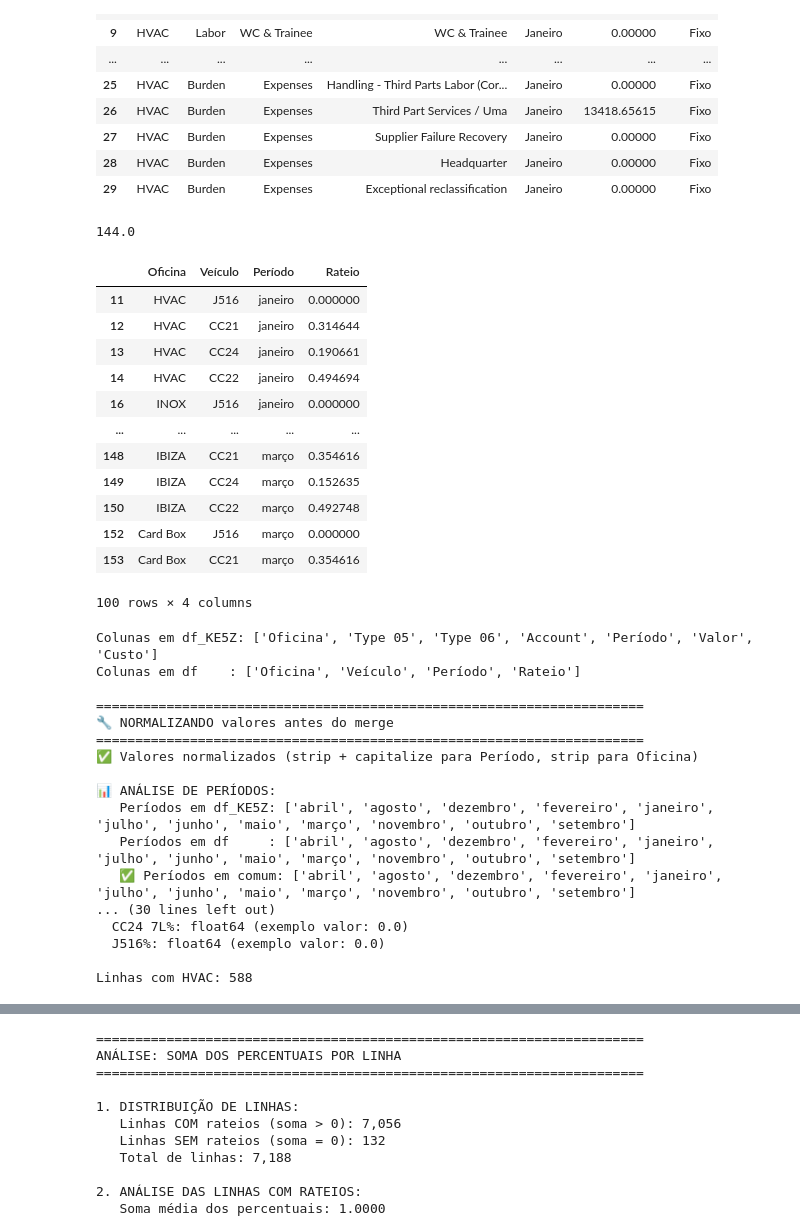
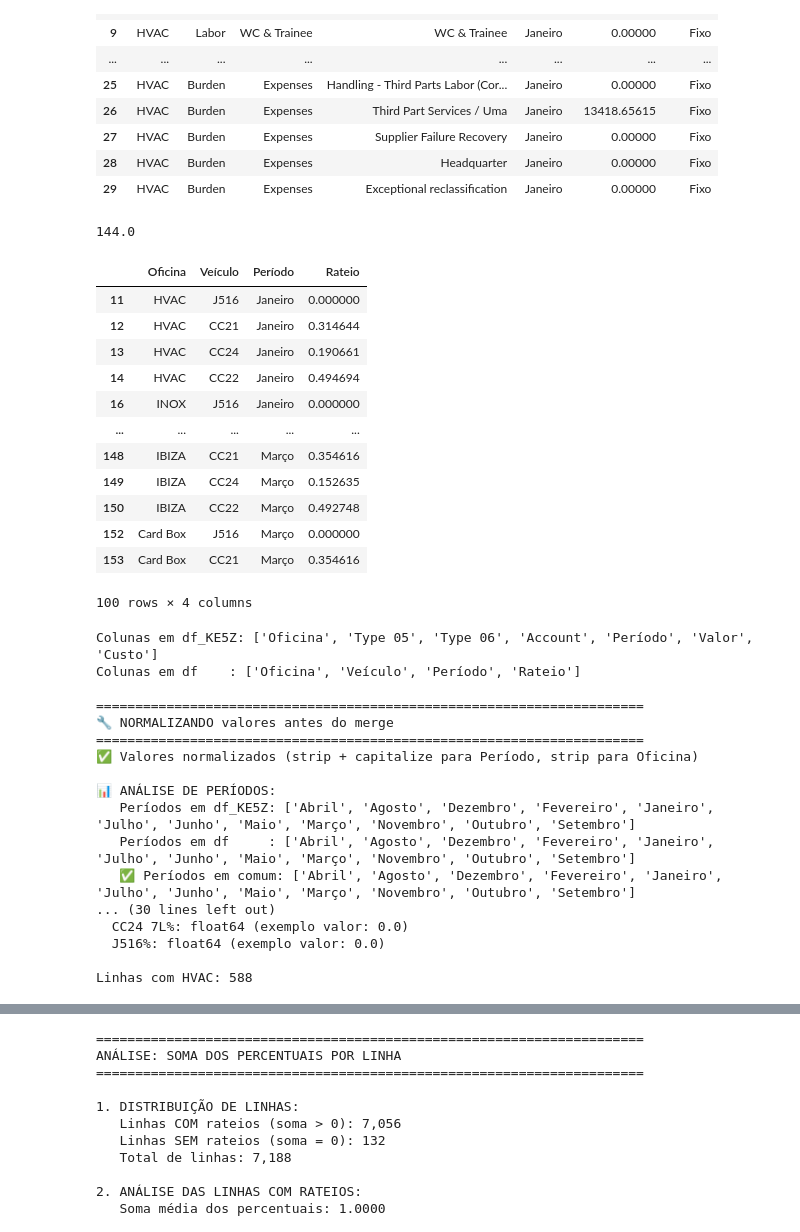
Before and after one commit to cardinhudson/TC, a Jupyter notebook: dados_BUD.ipynb, the cells around one changed output, grey strips where cells are left out. Drawn from its saved outputs; the diff is of its cells as text; code cells hidden in the pictures.

```diff
--- a/dados_BUD.ipynb
+++ b/dados_BUD.ipynb
@@ -227,8 +227,18 @@ df_KE5Z = df_KE5Z.melt(
 # Converter a coluna Valor para numérico, substituir NaN por zero
 df_KE5Z['Valor'] = pd.to_numeric(df_KE5Z['Valor'], errors='coerce').fillna(0)
 
-# Normalizar o nome do Período (capitalizar primeira letra)
-df_KE5Z['Período'] = df_KE5Z['Período'].astype(str).str.capitalize()
+# 🔧 CORREÇÃO: Normalizar o nome do Período (capitalizar primeira letra) - MESMA LÓGICA DO dados.ipynb
+# Mapear meses para formato capitalizado
+mapeamento_meses = {
+    'janeiro': 'Janeiro', 'fevereiro': 'Fevereiro', 'março': 'Março',
+    'abril': 'Abril', 'maio': 'Maio', 'junho': 'Junho',
+    'julho': 'Julho', 'agosto': 'Agosto', 'setembro': 'Setembro',
+    'outubro': 'Outubro', 'novembro': 'Novembro', 'dezembro': 'Dezembro'
+}
+
+df_KE5Z['Período'] = df_KE5Z['Período'].astype(str).str.strip()
+for mes_min, mes_cap in mapeamento_meses.items():
+    df_KE5Z['Período'] = df_KE5Z['Período'].str.replace(mes_min, mes_cap, case=False, regex=False)
 
 # Excluir as colunas Var/Fix e Ano se existirem
 colunas_para_remover = []
@@ -419,46 +429,56 @@ colunas_id = [col for col in df.columns if col not in colunas_meses and pd.notna
 df = df.loc[:, df.columns.notna()]
 
 
 
 # Agora transformar as colunas de meses em linhas
 df = df.melt(id_vars=colunas_id, value_vars=colunas_meses, var_name='Mês', value_name='Rateio')
 
 # Converter a coluna Rateio para numérico, substituir NaN por zero
 # NÃO arredondar para manter máxima precisão e evitar erros de arredondamento
 df['Rateio'] = pd.to_numeric(df['Rateio'], errors='coerce').fillna(0)
 
 # substituir o nome da coluna Mês por Período
 df = df.rename(columns={'Mês': 'Período'})
 
-# Normalizar o Período para minúsculas
-df['Período'] = df['Período'].astype(str).str.strip().str.lower()
+# 🔧 CORREÇÃO: Normalizar o Período para capitalizar primeira letra (MESMA LÓGICA DO dados.ipynb)
+# Mapear meses para formato capitalizado
+mapeamento_meses = {
+    'janeiro': 'Janeiro', 'fevereiro': 'Fevereiro', 'março': 'Março',
+    'abril': 'Abril', 'maio': 'Maio', 'junho': 'Junho',
+    'julho': 'Julho', 'agosto': 'Agosto', 'setembro': 'Setembro',
+    'outubro': 'Outubro', 'novembro': 'Novembro', 'dezembro': 'Dezembro'
+}
+
+df['Período'] = df['Período'].astype(str).str.strip()
+for mes_min, mes_cap in mapeamento_meses.items():
+    df['Período'] = df['Período'].str.replace(mes_min, mes_cap, case=False, regex=False)
 
 # filtrar na tabela df e linha Oficina tudo que é diferente de veículo
 df = df[df['Oficina'] != 'Veículos']
 
 # tirar o nan no filtro
 df = df[df['Oficina'].notna()]
 
 
 
 # mostrar um somatorio da coluna Rateio
 print(df['Rateio'].sum())
 # exibir as primeiras linhas
 df.head(100)
 # %% [output]
 144.0
 |  | Oficina | Veículo | Período | Rateio |
-| 11 | HVAC | J516 | janeiro | 0.000000 |
-| 12 | HVAC | CC21 | janeiro | 0.314644 |
-| 13 | HVAC | CC24 | janeiro | 0.190661 |
-| 14 | HVAC | CC22 | janeiro | 0.494694 |
-| 16 | INOX | J516 | janeiro | 0.000000 |
+| 11 | HVAC | J516 | Janeiro | 0.000000 |
+| 12 | HVAC | CC21 | Janeiro | 0.314644 |
+| 13 | HVAC | CC24 | Janeiro | 0.190661 |
+| 14 | HVAC | CC22 | Janeiro | 0.494694 |
+| 16 | INOX | J516 | Janeiro | 0.000000 |
 | ... | ... | ... | ... | ... |
-| 148 | IBIZA | CC21 | março | 0.354616 |
-| 149 | IBIZA | CC24 | março | 0.152635 |
-| 150 | IBIZA | CC22 | março | 0.492748 |
-| 152 | Card Box | J516 | março | 0.000000 |
-| 153 | Card Box | CC21 | março | 0.354616 |
+| 148 | IBIZA | CC21 | Março | 0.354616 |
+| 149 | IBIZA | CC24 | Março | 0.152635 |
+| 150 | IBIZA | CC22 | Março | 0.492748 |
+| 152 | Card Box | J516 | Março | 0.000000 |
+| 153 | Card Box | CC21 | Março | 0.354616 |
 100 rows × 4 columns
 # %%
 # --- VERIFICAÇÃO DE ERROS E USO DAS CHAVES 'Oficina' e 'Período' ---
@@ -484,9 +504,23 @@ print("\n" + "="*70)
 print("🔧 NORMALIZANDO valores antes do merge")
 print("="*70)
 
-# Normalizar Período: remover espaços e converter para minúsculas
-df_KE5Z['Período'] = df_KE5Z['Período'].astype(str).str.strip().str.lower()
-df['Período'] = df['Período'].astype(str).str.strip().str.lower()
+# 🔧 CORREÇÃO: Normalizar Período para capitalizar primeira letra (MESMA LÓGICA DO dados.ipynb)
+# Mapear meses para formato capitalizado
+mapeamento_meses = {
+    'janeiro': 'Janeiro', 'fevereiro': 'Fevereiro', 'março': 'Março',
+    'abril': 'Abril', 'maio': 'Maio', 'junho': 'Junho',
+    'julho': 'Julho', 'agosto': 'Agosto', 'setembro': 'Setembro',
+    'outubro': 'Outubro', 'novembro': 'Novembro', 'dezembro': 'Dezembro'
+}
+
+# Normalizar Período: remover espaços e capitalizar primeira letra
+df_KE5Z['Período'] = df_KE5Z['Período'].astype(str).str.strip()
+for mes_min, mes_cap in mapeamento_meses.items():
+    df_KE5Z['Período'] = df_KE5Z['Período'].str.replace(mes_min, mes_cap, case=False, regex=False)
+
+df['Período'] = df['Período'].astype(str).str.strip()
+for mes_min, mes_cap in mapeamento_meses.items():
+    df['Período'] = df['Período'].str.replace(mes_min, mes_cap, case=False, regex=False)
 
 # Normalizar Oficina: remover espaços
 df_KE5Z['Oficina'] = df_KE5Z['Oficina'].astype(str).str.strip()
@@ -628,9 +662,9 @@ Colunas em df    : ['Oficina', 'Veículo', 'Período', 'Rateio']
 ✅ Valores normalizados (strip + capitalize para Período, strip para Oficina)
 
 📊 ANÁLISE DE PERÍODOS:
-   Períodos em df_KE5Z: ['abril', 'agosto', 'dezembro', 'fevereiro', 'janeiro', 'julho', 'junho', 'maio', 'março', 'novembro', 'outubro', 'setembro']
-   Períodos em df     : ['abril', 'agosto', 'dezembro', 'fevereiro', 'janeiro', 'julho', 'junho', 'maio', 'março', 'novembro', 'outubro', 'setembro']
-   ✅ Períodos em comum: ['abril', 'agosto', 'dezembro', 'fevereiro', 'janeiro', 'julho', 'junho', 'maio', 'março', 'novembro', 'outubro', 'setembro']
+   Períodos em df_KE5Z: ['Abril', 'Agosto', 'Dezembro', 'Fevereiro', 'Janeiro', 'Julho', 'Junho', 'Maio', 'Março', 'Novembro', 'Outubro', 'Setembro']
+   Períodos em df     : ['Abril', 'Agosto', 'Dezembro', 'Fevereiro', 'Janeiro', 'Julho', 'Junho', 'Maio', 'Março', 'Novembro', 'Outubro', 'Setembro']
+   ✅ Períodos em comum: ['Abril', 'Agosto', 'Dezembro', 'Fevereiro', 'Janeiro', 'Julho', 'Junho', 'Maio', 'Março', 'Novembro', 'Outubro', 'Setembro']
 ... (30 lines left out)
   CC24 7L%: float64 (exemplo valor: 0.0)
   J516%: float64 (exemplo valor: 0.0)
```
Also changed, not shown: parts of 8 cells of this notebook, 40 other files.
